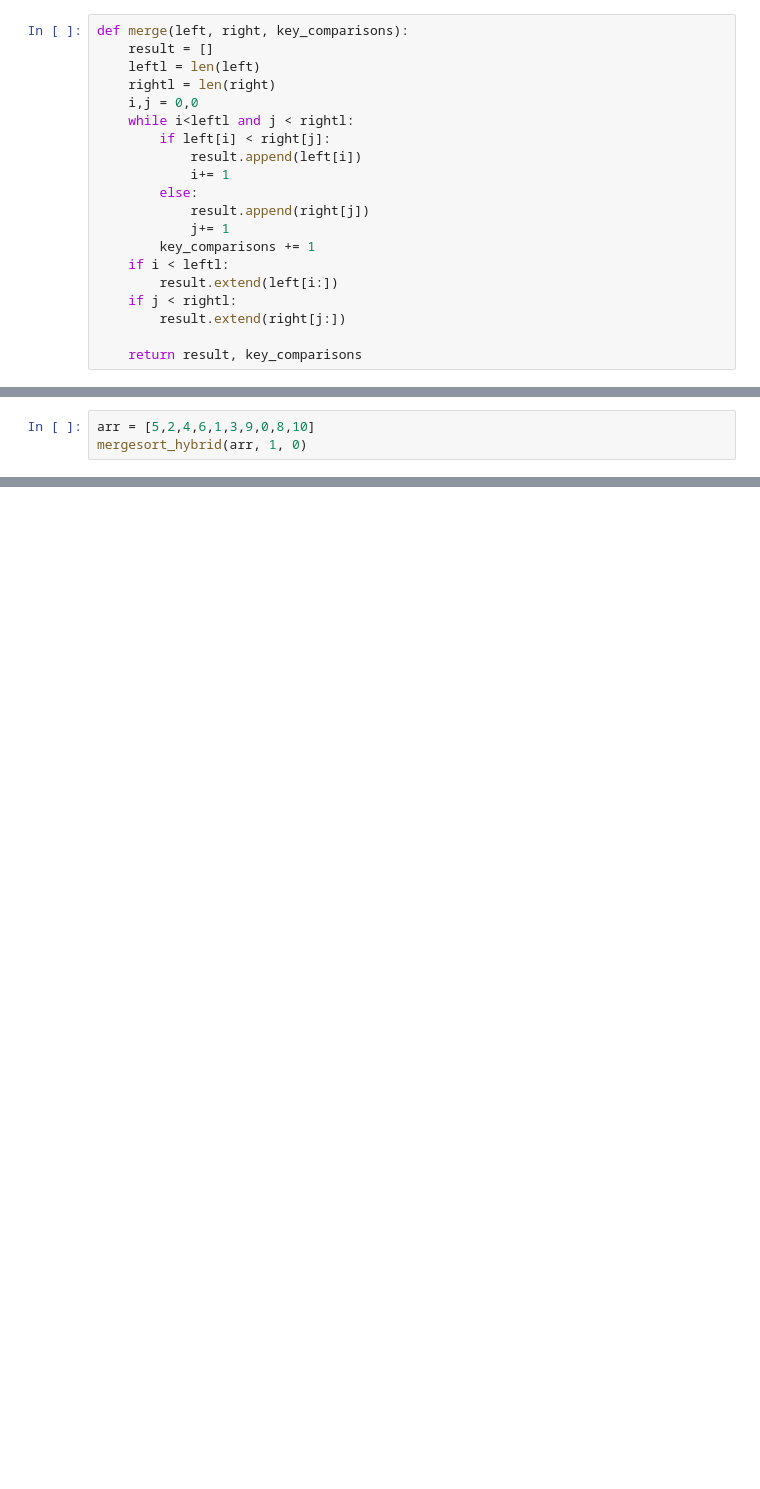
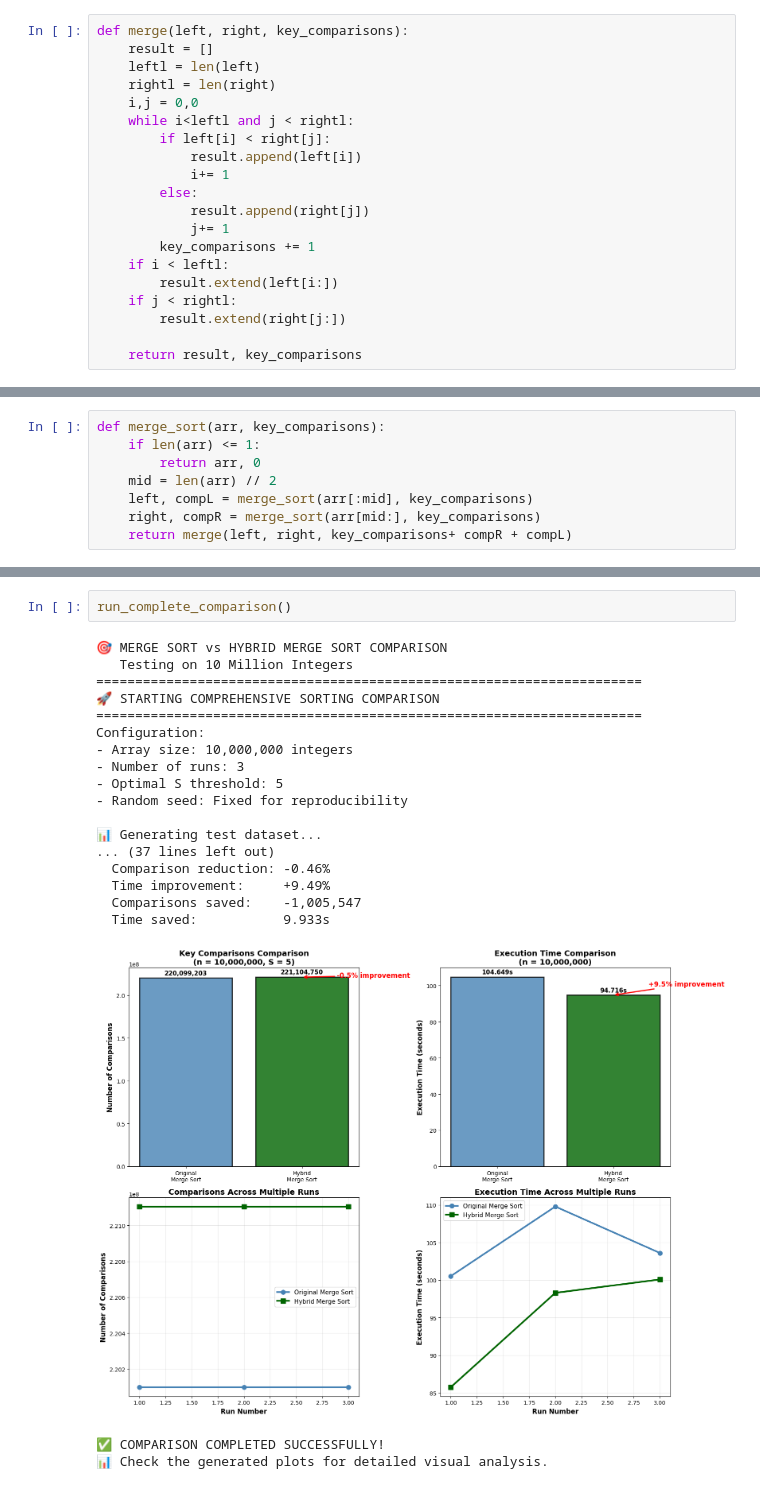
Before and after one commit to UnpretentiousCoder/Algo_design_and_analysis, a Jupyter notebook: lab1.ipynb, the cells around one changed output, grey strips where cells are left out. Cells and saved outputs as stored; diff of their text form; blank space fills up the shorter version.

```diff
--- a/lab1.ipynb
+++ b/lab1.ipynb
@@ -49,5 +45,2 @@ def mergesort_hybrid(arr, threshold, key_comparisons):
 
     return merge(left, right, key_comparisons + key_compR + key_compL)
-# %%
-arr = [5,2,4,6,1,3,9,0,8,10]
-mergesort_hybrid(arr, 1, 0)
@@ -101,0 +567,8 @@ Testing size: 10,000,000
+# %%
+def merge_sort(arr, key_comparisons):
+    if len(arr) <= 1:
+        return arr, 0
+    mid = len(arr) // 2
+    left, compL = merge_sort(arr[:mid], key_comparisons)
+    right, compR = merge_sort(arr[mid:], key_comparisons)
+    return merge(left, right, key_comparisons+ compR + compL)
@@ -101,0 +841,23 @@ Testing size: 10,000,000
+# %%
+run_complete_comparison()
+# %% [output]
+🎯 MERGE SORT vs HYBRID MERGE SORT COMPARISON
+   Testing on 10 Million Integers
+======================================================================
+🚀 STARTING COMPREHENSIVE SORTING COMPARISON
+======================================================================
+Configuration:
+- Array size: 10,000,000 integers
+- Number of runs: 3
+- Optimal S threshold: 5
+- Random seed: Fixed for reproducibility
+
+📊 Generating test dataset...
+... (37 lines left out)
+  Comparison reduction: -0.46%
+  Time improvement:     +9.49%
+  Comparisons saved:    -1,005,547
+  Time saved:           9.933s
+[figure, added]
+✅ COMPARISON COMPLETED SUCCESSFULLY!
+📊 Check the generated plots for detailed visual analysis.
```
Also changed, not shown: parts of 14 cells of this notebook.
